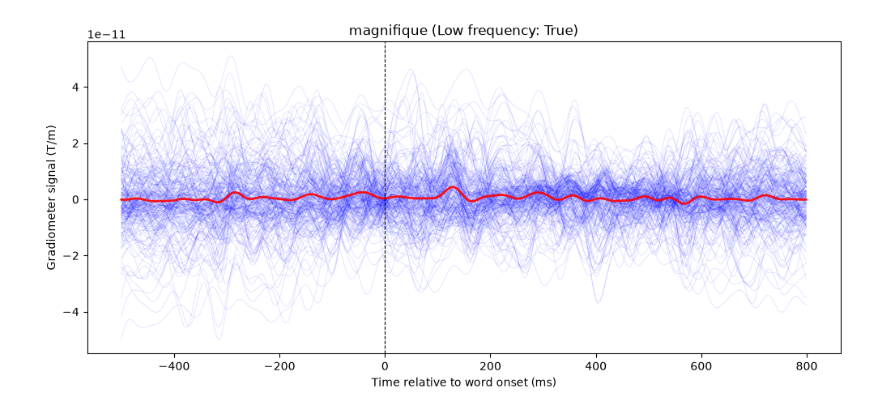
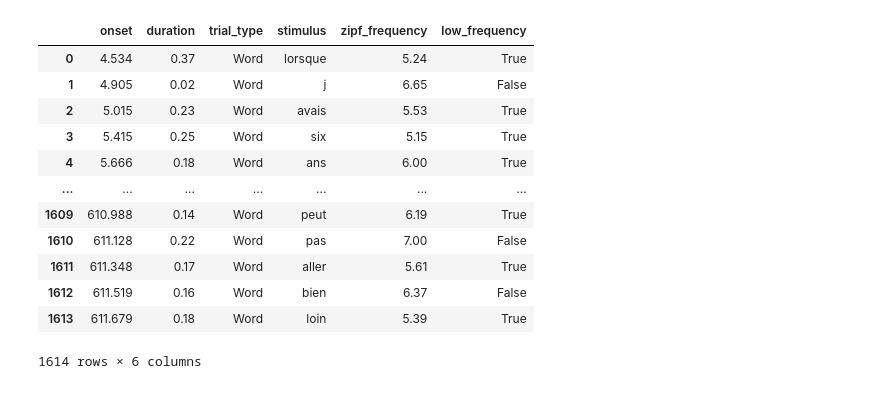
Before and after one commit to felipeaguirre66/MEGLittlePrince, a Jupyter notebook: nbs/[2026-10-05] word epoch.ipynb, the cells around one changed output. Cells and saved outputs as stored; diff of their text form; code cells hidden in the pictures.

```diff
--- a/nbs/[2026-10-05] word epoch.ipynb
+++ b/nbs/[2026-10-05] word epoch.ipynb
@@ -25,17 +23,0 @@ Filtering ended at 2026-10-18 14:21:19; elapsed 4.33 seconds.
-# %%
-word_idx = 11
-before_ms, after_ms = -500, 800
-
-data = meg.get_grad_by_word(word_idx, before_ms, after_ms)
-times_ms = before_ms + np.arange(data.shape[1]) * 1000 / meg.sfreq
-
-fig, ax = plt.subplots(figsize=(12, 5))
-ax.plot(times_ms, data.T, color='blue', alpha=0.1, linewidth=0.7)
-ax.plot(times_ms, data.mean(axis=0), color='red', alpha=0.9, linewidth=2)
-ax.axvline(0, color='k', linestyle='--', linewidth=0.8)
-ax.set_xlabel('Time relative to word onset (ms)')
-ax.set_ylabel('Gradiometer signal (T/m)')
-ax.set_title(f"{meg.events.loc[word_idx, 'stimulus']} (Low frequency: {meg.events.loc[word_idx, 'low_frequency']})")
-plt.show()
-# %% [output]
-[figure, removed]
@@ -41,0 +37,16 @@ plt.show()
+# %%
+meg.events
+# %% [output]
+|  | onset | duration | trial_type | stimulus | zipf_frequency | low_frequency |
+| 0 | 4.534 | 0.37 | Word | lorsque | 5.24 | True |
+| 1 | 4.905 | 0.02 | Word | j | 6.65 | False |
+| 2 | 5.015 | 0.23 | Word | avais | 5.53 | True |
+| 3 | 5.415 | 0.25 | Word | six | 5.15 | True |
+| 4 | 5.666 | 0.18 | Word | ans | 6.00 | True |
+| ... | ... | ... | ... | ... | ... | ... |
+| 1609 | 610.988 | 0.14 | Word | peut | 6.19 | True |
+| 1610 | 611.128 | 0.22 | Word | pas | 7.00 | False |
+| 1611 | 611.348 | 0.17 | Word | aller | 5.61 | True |
+| 1612 | 611.519 | 0.16 | Word | bien | 6.37 | False |
+| 1613 | 611.679 | 0.18 | Word | loin | 5.39 | True |
+1614 rows × 6 columns
```
Also changed, not shown: parts of 5 cells of this notebook, 4 other files.
